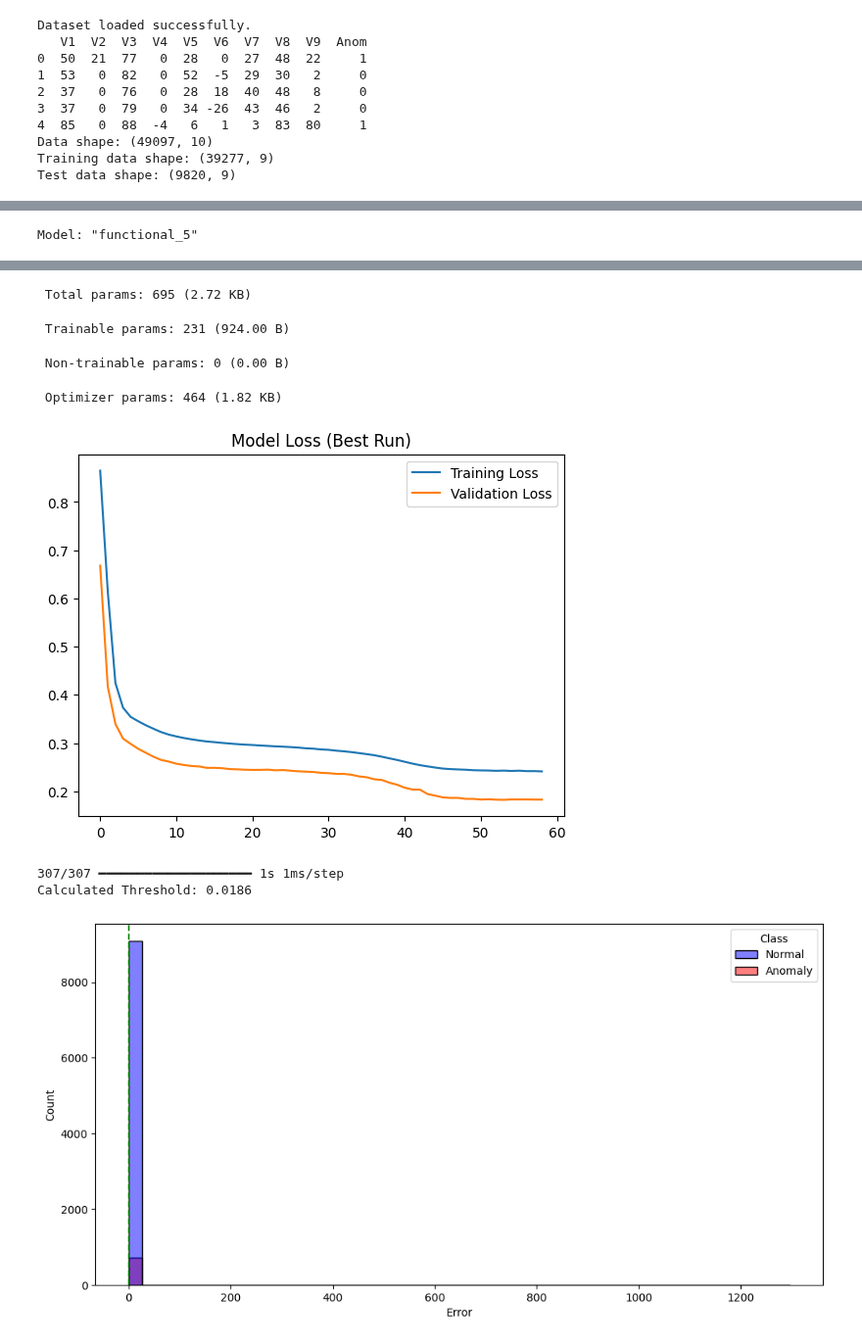
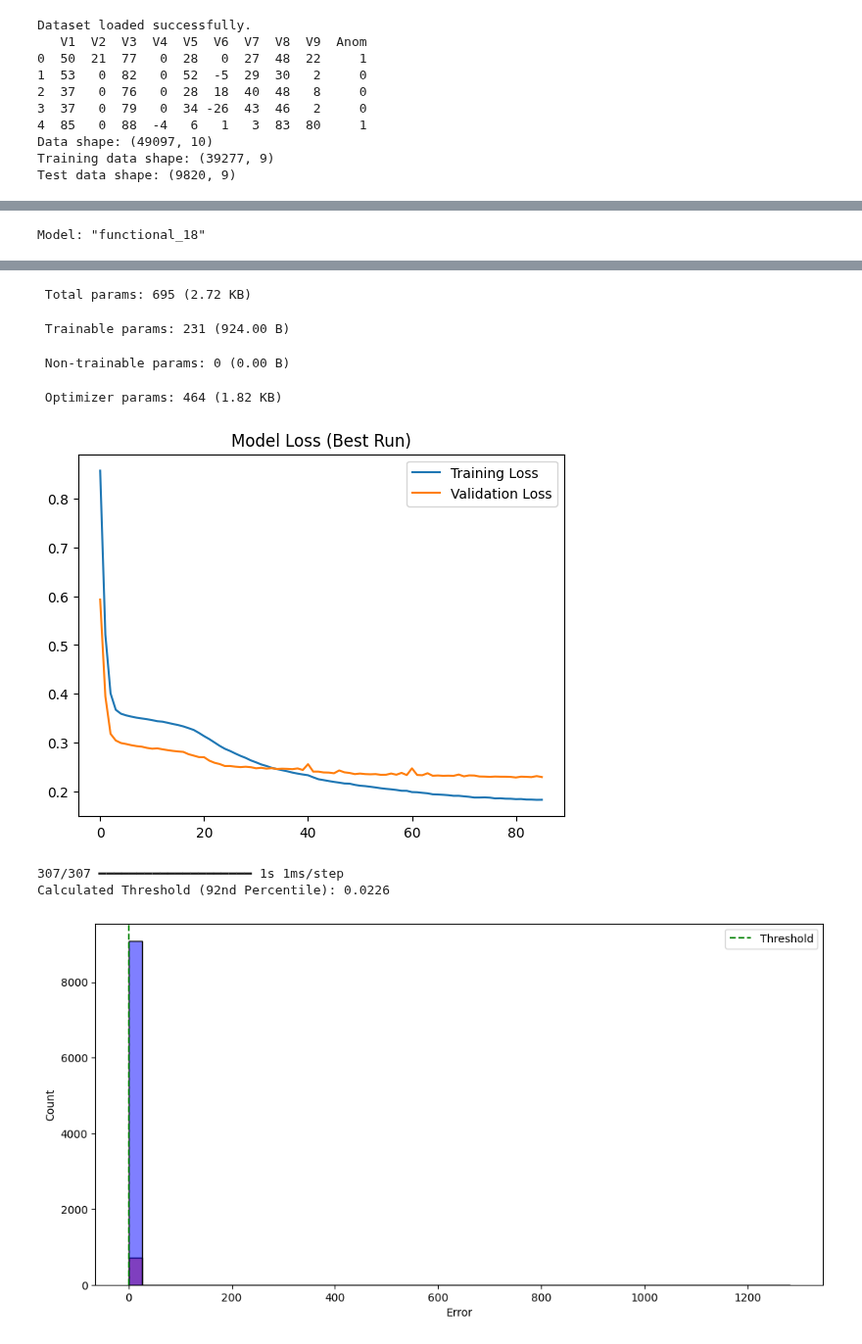
Before and after one commit to barry-clarke/CS5004, a Jupyter notebook: Etivity1_24325082_Tasks1_3.ipynb, the cells around one changed output, grey strips where cells are left out. Shown at 98% size. Saved outputs shown, nothing was run; the diff lists cells and outputs as text; code cells hidden in the pictures.

Commit message:
best of 5 implemented

```diff
--- a/Etivity1_24325082_Tasks1_3.ipynb
+++ b/Etivity1_24325082_Tasks1_3.ipynb
@@ -143,14 +143,12 @@ Training data shape: (39277, 9)
 Test data shape: (9820, 9)
 # %%
 # ==========================================
-# Task 2 & 3: Robust Model Training (Fast + Visible Progress)
+# Task 2: Model Generation and Training
+# (Implements "Best of 5" Strategy for Stability)
 # ==========================================
-# ---------------------------------------------------------
-# Part A: The "Best of 5" Training Loop
-# ---------------------------------------------------------
 
 # 1. Define the Helper to print every 10 epochs
-# (This keeps your screen clean while showing you it's working)
+# (Keeps the output clean while showing progress)
 class PrintProgress(Callback):
     def on_epoch_end(self, epoch, logs=None):
         if (epoch + 1) % 10 == 0:
@@ -162,13 +160,14 @@ best_loss = float('inf')
 best_model = None
 best_history = None
 
-print("Starting Fast Robust Training (Best of 5)...")
+print("Starting Training (Best of 5)...")
 start_time = time.time()
 
+# 3. The "Best of 5" Loop
 for i in range(5):
     print(f"\n--- Run {i + 1} of 5 ---")
 
-    # Re-build architecture (Resets weights)
+    # Build architecture (Resets weights)
     input_layer = Input(shape=(input_dim,))
     encoded = Dense(7, activation='relu')(input_layer)
     encoded = Dense(4, activation='relu')(encoded)
@@ -181,12 +180,10 @@ for i in range(5):
     model = Model(inputs=input_layer, outputs=decoded)
     model.compile(optimizer=Adam(learning_rate=0.0005), loss='mse')
 
-    # FAST SETTINGS:
-    # Stop if no improvement for 5 epochs. Keep Batch Size 64 for speed.
+    # Early Stopping: Stop if no improvement for 5 epochs
     es = EarlyStopping(monitor='val_loss', patience=5, restore_best_weights=True)
 
-    # Train
-    # We use verbose=0 to hide the default bar, and use PrintProgress instead
+    # Train (Silent mode with custom printer)
     history_run = model.fit(
         X_train_scaled, X_train_scaled,
         epochs=100,
@@ -200,12 +197,14 @@ for i in range(5):
     val_loss = min(history_run.history['val_loss'])
     print(f"Run {i+1} Finished. Best Loss: {val_loss:.4f}")
 
+    # Save if it's the winner
     if val_loss < best_loss:
         best_loss = val_loss
         best_model = model
         best_history = history_run
 
-# 3. Final Selection
+# 4. Final Selection
+# These variables are now available for Task 3
 autoencoder = best_model
 history = best_history
 
@@ -215,34 +214,42 @@ print(f"\nTotal Time: {(end_time - start_time)/60:.1f} minutes")
 
 autoencoder.summary()
 
+# ==========================================
+# Task 3: Anomaly Detection & Evaluation
+# ==========================================
 
-# ---------------------------------------------------------
-# Part B: Visualisation & Evaluation
-# ---------------------------------------------------------
-
-# Plot Loss
+# 1. Plot Training Loss (Best Run)
 plt.plot(history.history['loss'], label='Training Loss')
 plt.plot(history.history['val_loss'], label='Validation Loss')
 plt.legend()
 plt.title('Model Loss (Best Run)')
 plt.show()
 
-# Calculate Errors
+# 2. Calculate Reconstruction Errors
 reconstructions = autoencoder.predict(X_test_scaled)
 mse = np.mean(np.power(X_test_scaled - reconstructions, 2), axis=1)
 
-# Threshold & Plot
+# 3. Define Threshold (92nd Percentile)
 threshold = np.percentile(mse, 92)
-print(f"Calculated Threshold: {threshold:.4f}")
+print(f"Calculated Threshold (92nd Percentile): {threshold:.4f}")
 
+# 4. Visualise Histogram
 plt.figure(figsize=(12, 6))
 error_df = pd.DataFrame({'Error': mse, 'Class': ['Anomaly' if x==1 else 'Normal' for x in y_test]})
-sns.histplot(data=error_df, x='Error', hue='Class', bins=50, palette={'Normal':'blue', 'Anomaly':'red'})
-plt.axvline(threshold, color='green', linestyle='--')
+sns.histplot(
+    data=error_df,
+    x='Error',
+    hue='Class',
+    bins=50,
+    palette={'Normal':'blue', 'Anomaly':'red'}
+)
+plt.axvline(threshold, color='green', linestyle='--', label='Threshold')
+plt.legend()
 plt.show()
 
-# Report
+# 5. Classification Report & Confusion Matrix
 y_pred = (mse > threshold).astype(int)
+
 print("\nClassification Report:")
 print(classification_report(y_test, y_pred))
 
@@ -273,4 +280,4 @@ Total Time: 9.2 minutes
-Model: "functional_5"
+Model: "functional_18"
 ┏━━━━━━━━━━━━━━━━━━━━━━━━━━━━━━━━━┳━━━━━━━━━━━━━━━━━━━━━━━━┳━━━━━━━━━━━━━━━┓
 ┃ Layer (type)                    ┃ Output Shape           ┃       Param # ┃
 ┡━━━━━━━━━━━━━━━━━━━━━━━━━━━━━━━━━╇━━━━━━━━━━━━━━━━━━━━━━━━╇━━━━━━━━━━━━━━━┩
@@ -290,12 +297,12 @@ Model: "functional_5"
 └─────────────────────────────────┴────────────────────────┴───────────────┘
  Total params: 695 (2.72 KB)
  Trainable params: 231 (924.00 B)
  Non-trainable params: 0 (0.00 B)
  Optimizer params: 464 (1.82 KB)
-[figure, old version]
+[figure, new version]
 307/307 ━━━━━━━━━━━━━━━━━━━━ 1s 1ms/step
-Calculated Threshold: 0.0186
+Calculated Threshold (92nd Percentile): 0.0226
-[figure, old version]
+[figure, new version]
 Classification Report:
               precision    recall  f1-score   support
 
```
Also changed, not shown: parts of 6 cells of this notebook.
